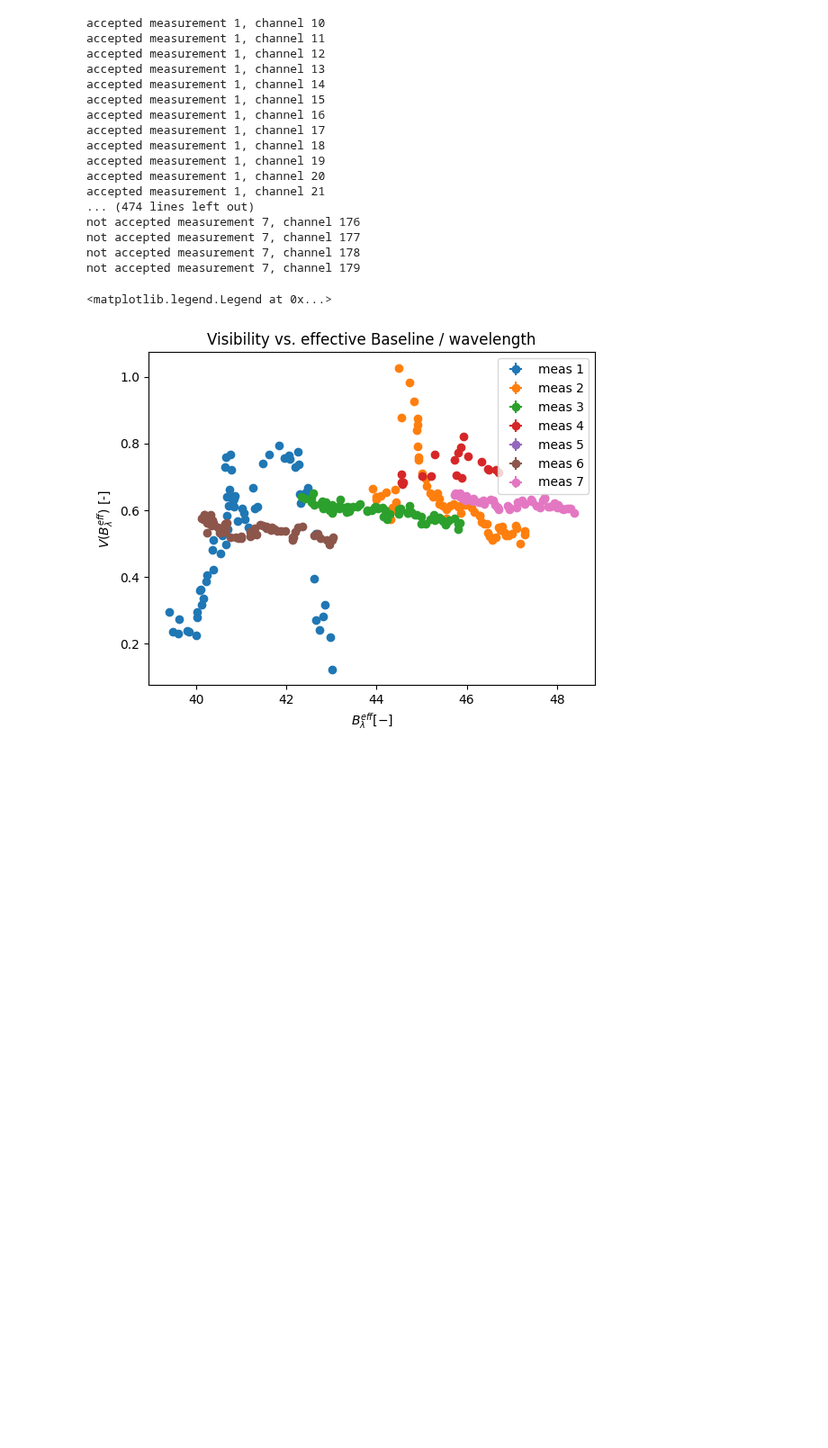
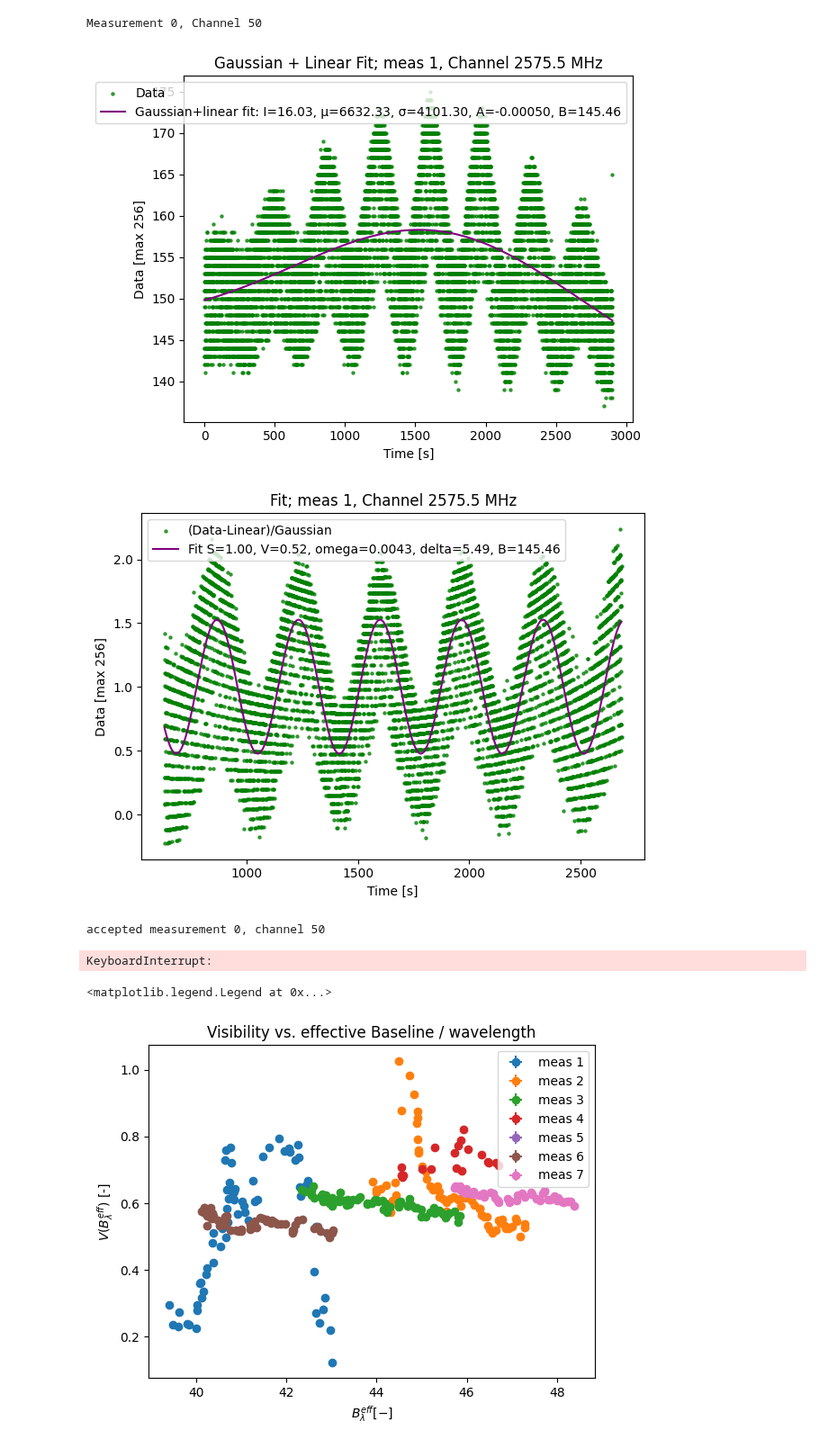
Before and after one commit to muellvin/radio-interferometry, a Jupyter notebook: data_analysis_fit.ipynb, the cells around one changed output. Shown at 90% size. Cells and saved outputs as stored; diff of their text form; code cells hidden in the pictures; blank space fills up the shorter version.

Commit message:
nice plots

```diff
--- a/data_analysis_fit.ipynb
+++ b/data_analysis_fit.ipynb
@@ -194,54 +211,42 @@ file_dirs = [
 guesses = [[1, 0.035, 0.0043, 5.6],
            [1, 0.035, 0.0047, 5.6],
            [1, 0.035, 0.0046, 5.6],
            #[1, 0.035, 0.0043, 5.6],
            #[1, 0.035, 0.0043, 5.6],
            [1, 0.035, 0.0043, 5.6],
            [1, 0.035, 0.0043, 5.6],
            [1, 0.035, 0.0043, 5.6],
            [1, 0.035, 0.0055, 5.6]]
 
 # Load measurements
 measurements = [get_measurement(file_dir) for file_dir in file_dirs]
 # Each element of measurements is (time, freq, data)
 
 
-#test = 0
-#test_freq = 50
-#(time, freq, data) = measurements[test]
-#v, b, verr, berr = get_V_Bl_fromOneChannel(time, data[test_freq], test_freq, test, guesses[test], printbool=True)
+test = 0
+test_freq = 50
+(time, freq, data) = measurements[test]
+v, b, verr, berr = get_V_Bl_fromOneChannel(time, data[test_freq], test_freq, test, guesses[test], printbool=True)
 
 
 # Prepare storage for results
 results = []
 for file_index, (time, freq, data) in enumerate(measurements):
     visibilities = np.empty(len(freq), dtype=float)
     Bl = np.empty(len(freq), dtype=float)
     visibilities_err = np.empty(len(freq), dtype=float)
     Bl_err = np.empty(len(freq), dtype=float)
 
     for i, freq in enumerate(np.concatenate((np.arange(10,50),np.arange(150,180)))):
         visibilities[i], Bl[i], visibilities_err[i], Bl_err[i] = get_V_Bl_fromOneChannel(time, data[i], freq, file_index+1, guesses[file_index], printbool=False)
 
     results.append((visibilities, Bl, visibilities_err, Bl_err))
 # %% [output]
-accepted measurement 1, channel 10
-accepted measurement 1, channel 11
-accepted measurement 1, channel 12
-accepted measurement 1, channel 13
-accepted measurement 1, channel 14
-accepted measurement 1, channel 15
-accepted measurement 1, channel 16
-accepted measurement 1, channel 17
-accepted measurement 1, channel 18
-accepted measurement 1, channel 19
-accepted measurement 1, channel 20
-accepted measurement 1, channel 21
-... (474 lines left out)
-not accepted measurement 7, channel 176
-not accepted measurement 7, channel 177
-not accepted measurement 7, channel 178
-not accepted measurement 7, channel 179
+Measurement 0, Channel 50
+[figure, added]
+[figure, added]
+accepted measurement 0, channel 50
+KeyboardInterrupt:
 # %%
 useful_B = []
 useful_V = []
```
Also changed, not shown: parts of 3 cells of this notebook, 7 other files.
